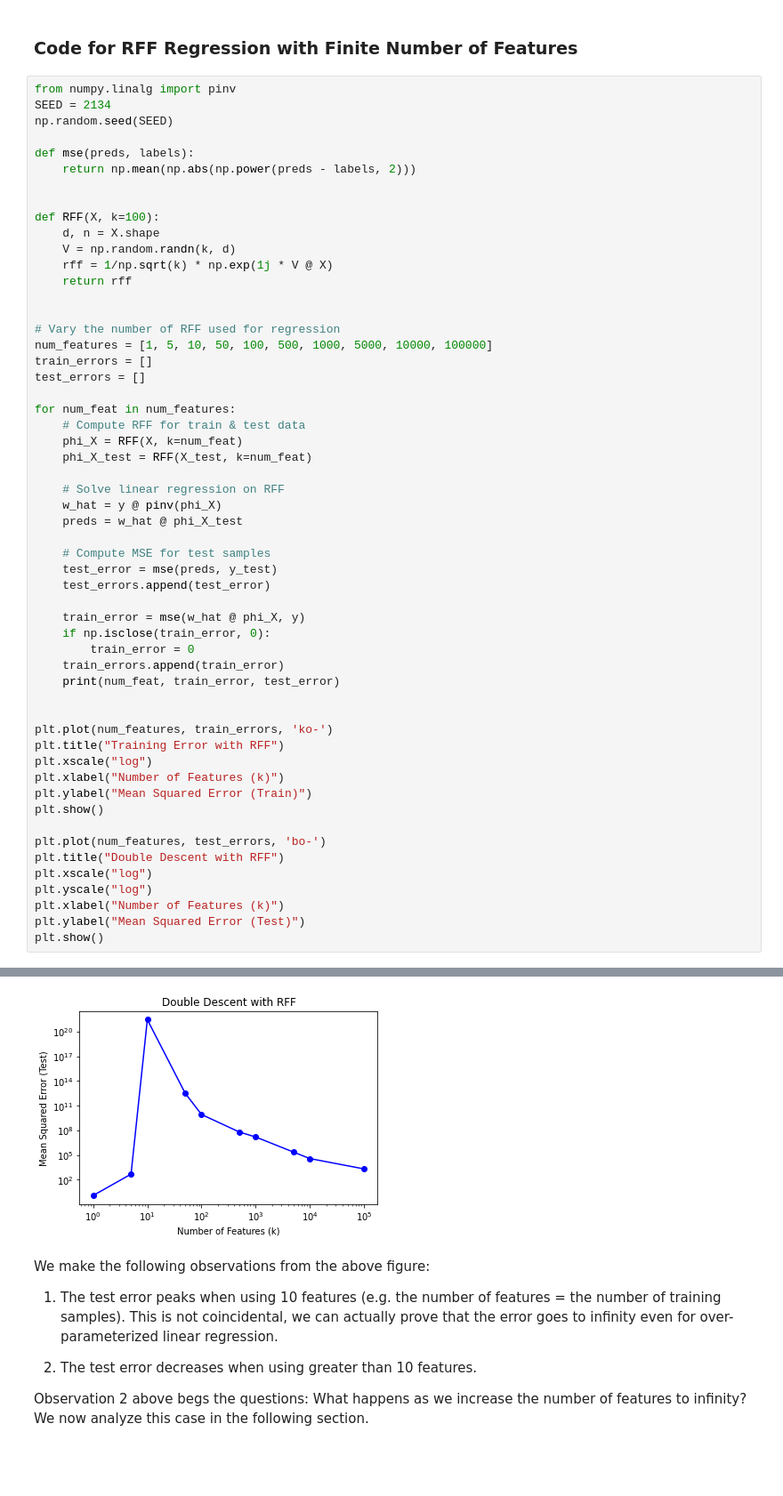
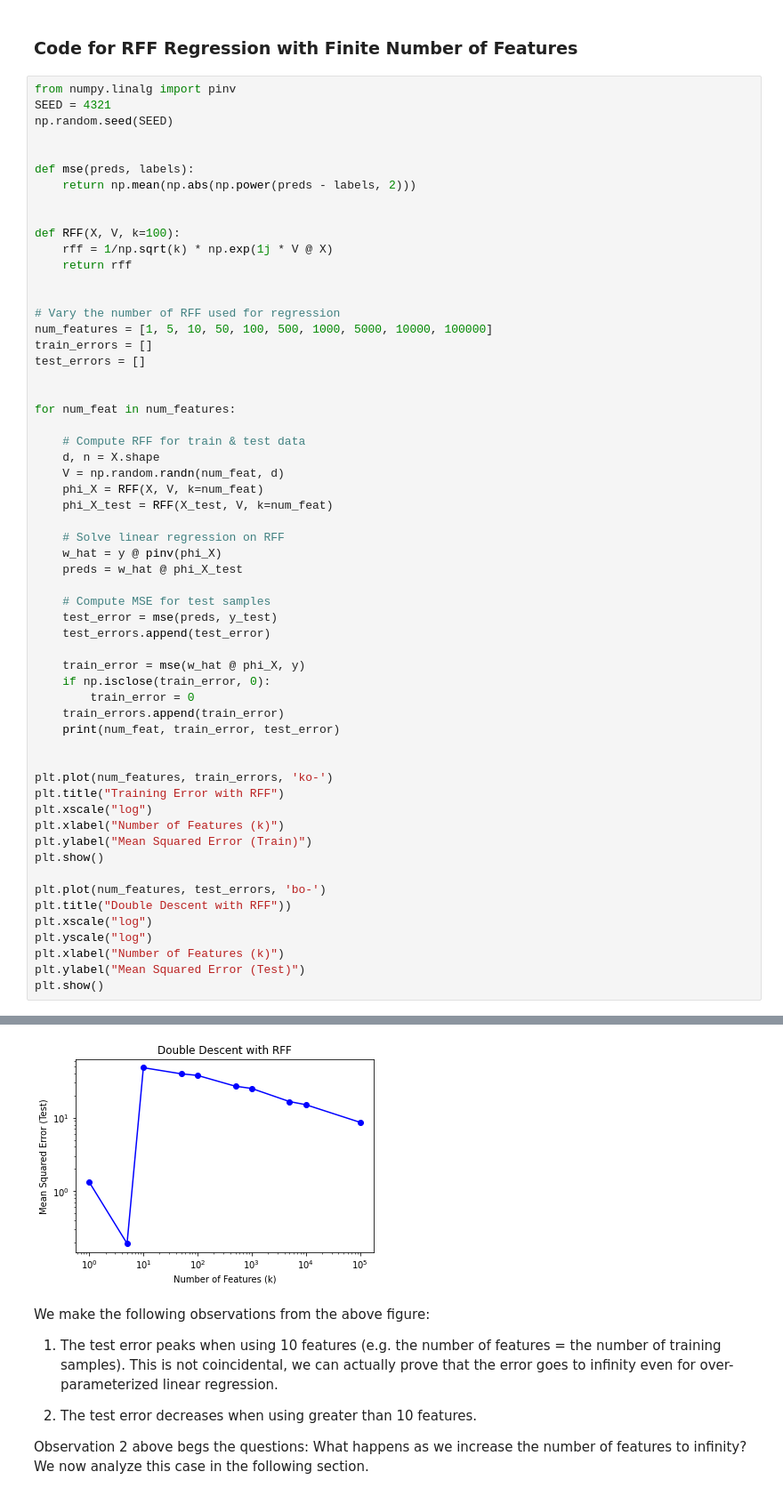
Before and after one commit to aradha5772/deep_learning_theory_tutorial, a Jupyter notebook: DoubleDescentTutorial.ipynb, the cells around one changed output, grey strips where cells are left out. Shown at 89% size. Cells and saved outputs as stored; diff of their text form; blank space fills up the shorter version.

```diff
--- a/DoubleDescentTutorial.ipynb
+++ b/DoubleDescentTutorial.ipynb
@@ -49,16 +49,15 @@ plt.show()
 ### Code for RFF Regression with Finite Number of Features
 # %%
 from numpy.linalg import pinv
-SEED = 2134
+SEED = 4321
 np.random.seed(SEED)
+
 
 def mse(preds, labels):
     return np.mean(np.abs(np.power(preds - labels, 2)))
 
 
-def RFF(X, k=100):
-    d, n = X.shape
-    V = np.random.randn(k, d)
+def RFF(X, V, k=100):
     rff = 1/np.sqrt(k) * np.exp(1j * V @ X)
     return rff
 
@@ -68,10 +67,14 @@ num_features = [1, 5, 10, 50, 100, 500, 1000, 5000, 10000, 100000]
 train_errors = []
 test_errors = []
 
+
 for num_feat in num_features:
+
     # Compute RFF for train & test data
-    phi_X = RFF(X, k=num_feat)
-    phi_X_test = RFF(X_test, k=num_feat)
+    d, n = X.shape
+    V = np.random.randn(num_feat, d)
+    phi_X = RFF(X, V, k=num_feat)
+    phi_X_test = RFF(X_test, V, k=num_feat)
 
     # Solve linear regression on RFF
     w_hat = y @ pinv(phi_X)
@@ -96,7 +99,7 @@ plt.ylabel("Mean Squared Error (Train)")
 plt.show()
 
 plt.plot(num_features, test_errors, 'bo-')
-plt.title("Double Descent with RFF")
+plt.title("Double Descent with RFF"))
 plt.xscale("log")
 plt.yscale("log")
 plt.xlabel("Number of Features (k)")
@@ -117,4 +120,4 @@ plt.show()
-[figure, old version]
+[figure, new version]
 # %% [markdown]
 We make the following observations from the above figure:
 
```
Also changed, not shown: parts of 4 cells of this notebook, 2 other files.
